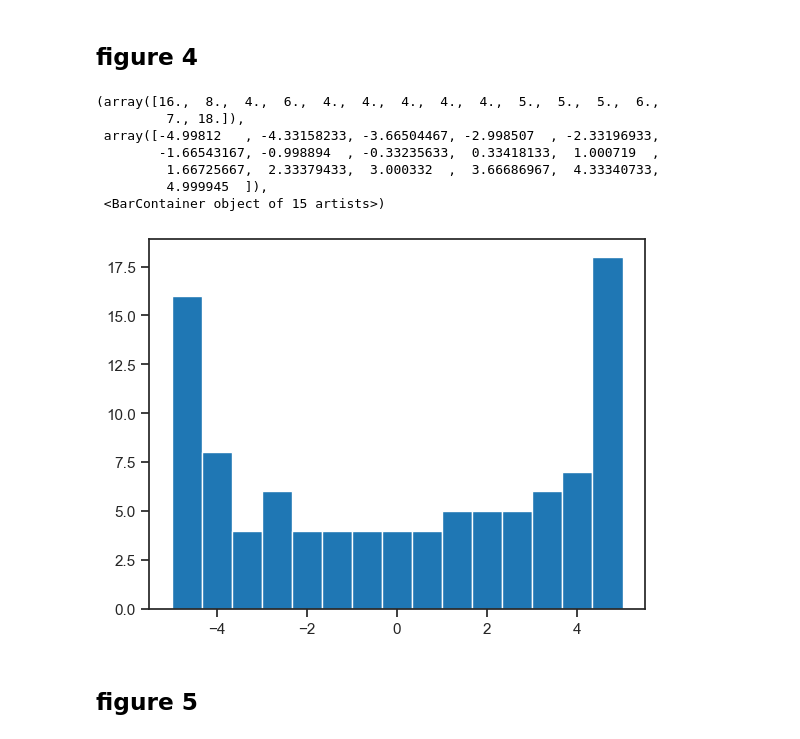
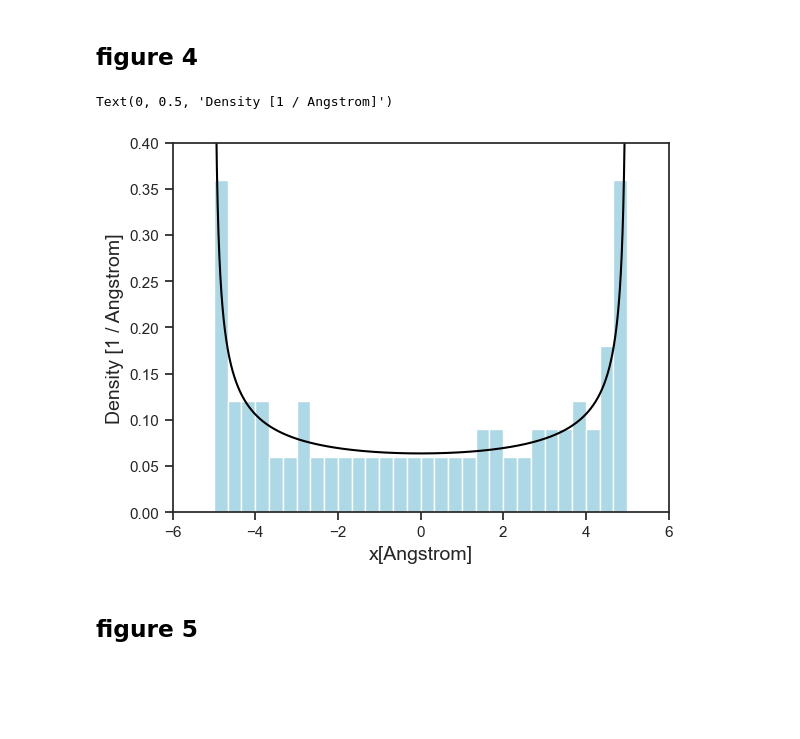
Before and after one commit to SagiMeir/Simulations4Beginners, a Jupyter notebook: getting_started.ipynb, the cells around one changed output. Drawn from its saved outputs; the diff is of its cells as text; code cells hidden in the pictures; blank space fills up the shorter version.

```diff
--- a/getting_started.ipynb
+++ b/getting_started.ipynb
@@ -109,3 +107,12 @@ plt.legend()
 # %% [output]
 <matplotlib.legend.Legend at 0x...>
 [figure]
+# %%
+df = pd.read_csv("sim.log",sep='\s+')
+x = df["step"].values*0.833E-15
+plt.plot(x,df["K"].values,label ="K")
+plt.plot(x,df["U"].values,label ="U")
+plt.plot(x,(df["U"].values+ df["K"].values))
+plt.ylabel("Energy [J]")
+plt.xlabel("t [sec]")
+plt.legend()
@@ -113,28 +123,33 @@ plt.legend()
 ## figure 4
 # %%
 df = open("sim.xyz", 'r')
+arr = 1/ (np.sqrt(25 - (x)**2))
 
 steps= []
 pos= []
 
 i = 0
 for line in df:
     if (i%3 == 1):
         tmp = line.split()
         steps.append(float(tmp[-1]))
     elif(i%3 == 2):
         tmp = line.split()
         pos.append(float(tmp[1]))
     i+=1
-plt.hist(pos, bins = 15)
+
+sns.set_theme(style="ticks",rc={'axes.labelsize':14},palette='tab10')
+x = np.linspace(-4.99999, 4.99999 , num = 100000)
+omega = 7.56E13
+
+plt.xlim(-6,6)
+plt.ylim(0,0.4)
+plt.plot(x ,arr/np.trapz(arr,x) , color= "black")
+plt.hist(pos, bins = 30, density=True, color="lightblue")
+plt.xlabel("x[Angstrom]")
+plt.ylabel("Density [1 / Angstrom]")
 # %% [output]
-(array([16.,  8.,  4.,  6.,  4.,  4.,  4.,  4.,  4.,  5.,  5.,  5.,  6.,
-         7., 18.]),
- array([-4.99812   , -4.33158233, -3.66504467, -2.998507  , -2.33196933,
-        -1.66543167, -0.998894  , -0.33235633,  0.33418133,  1.000719  ,
-         1.66725667,  2.33379433,  3.000332  ,  3.66686967,  4.33340733,
-         4.999945  ]),
- <BarContainer object of 15 artists>)
+Text(0, 0.5, 'Density [1 / Angstrom]')
-[figure, old version]
+[figure, new version]
 # %% [markdown]
 ## figure 5
```
Also changed, not shown: parts of 14 cells of this notebook, 5 other files.
